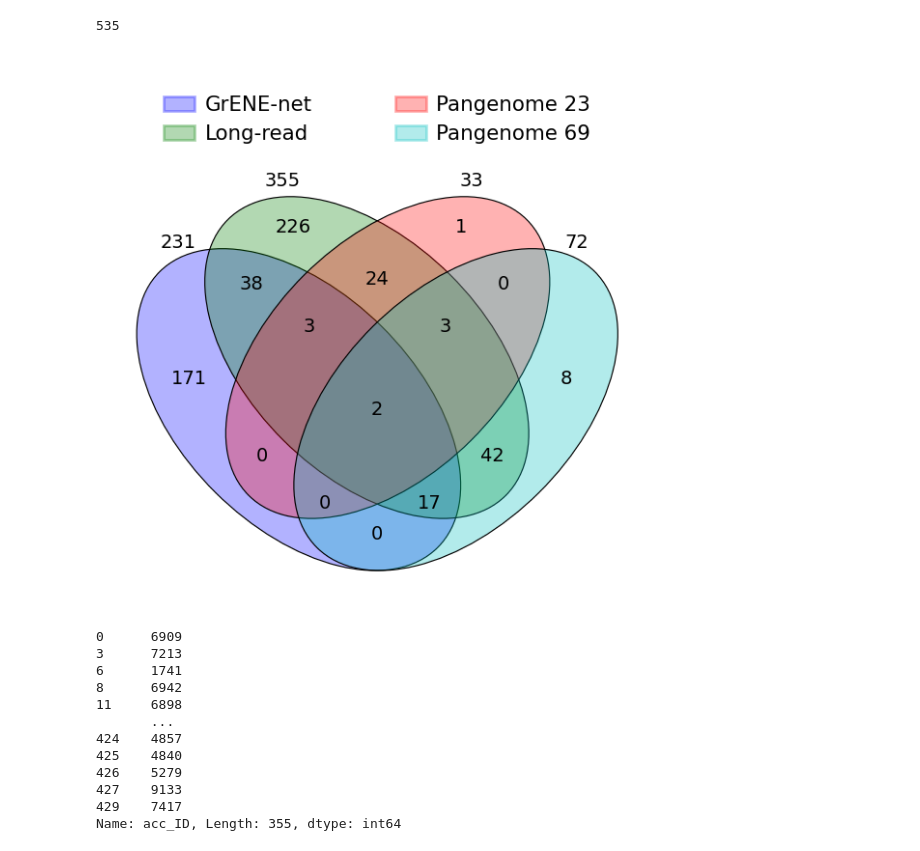
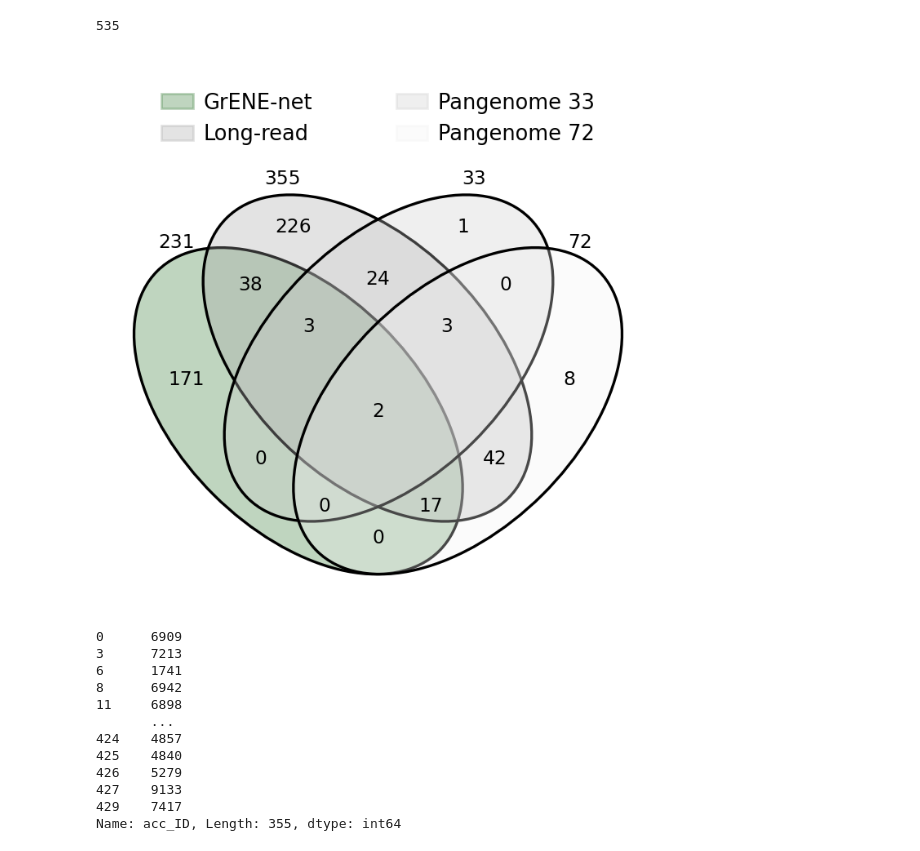
Before and after one commit to Tatianabellagio/pang, a Jupyter notebook: data_expl.ipynb, the cells around one changed output. Drawn from its saved outputs; the diff is of its cells as text; code cells hidden in the pictures.

```diff
--- a/data_expl.ipynb
+++ b/data_expl.ipynb
@@ -478,5 +477,5 @@ plt.show()
 # %%
-pang_69 = pd.read_csv('69_ara_pang/accessions.csv', skiprows=2)
+pang_69 = pd.read_csv('pang_69/accessions.csv', skiprows=2)
 pang_23 = pd.read_csv('23_ara_pang/accessions.csv')
 
 lr_1001 = pd.read_csv('long_read_seq_ara/Athaliana_assembly_IDs_OVERVIEW.csv', dtype=str)
@@ -546,20 +545,32 @@ setLR  = set(gr_lr_pg23_pg69.index[gr_lr_pg23_pg69['dataset_longread'] == True])
 set23  = set(gr_lr_pg23_pg69.index[gr_lr_pg23_pg69['dataset_pang23'] == True])
 set69  = set(gr_lr_pg23_pg69.index[gr_lr_pg23_pg69['dataset_pang69'] == True])
 # %%
+import matplotlib.pyplot as plt
 from venny4py.venny4py import venny4py
+
 
 sets = {
     "GrENE-net": setGRE,
     "Long-read": setLR,
-    "Pangenome 23": set23,
-    "Pangenome 69": set69
+    "Pangenome 33": set23,
+    "Pangenome 72": set69
 }
 
+palette = ["#2E762E", "#A5A5A5", "#CCCCCC", "#F2F2F2"]  # blue, orange, green, purple
+
 venny4py(
-    sets,
+    sets=sets,
+    colors=palette,
+    edge_color="black",
+    line_width=1.2,
+    dpi=300,
+    size=4.2,
 )
+
+plt.savefig("venn_gr_vs_available.png", dpi=300, bbox_inches="tight")
+plt.show()
 # %% [output]
-[figure, old version]
+[figure, new version]
 # %%
 lr_1001['acc_ID'].drop_duplicates()
 # %% [output]
```
Also changed, not shown: parts of 2 cells of this notebook, 38 other files.
